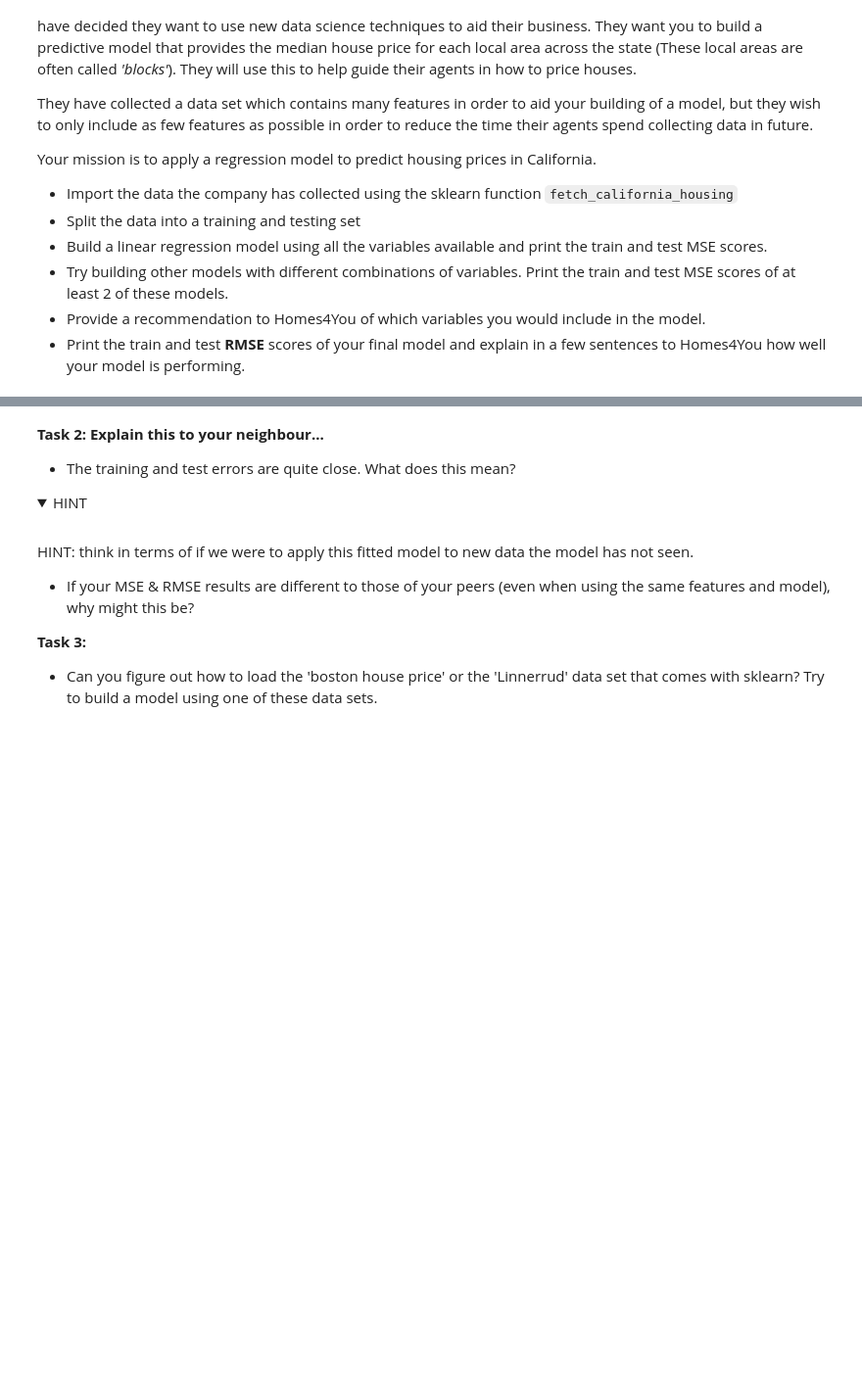
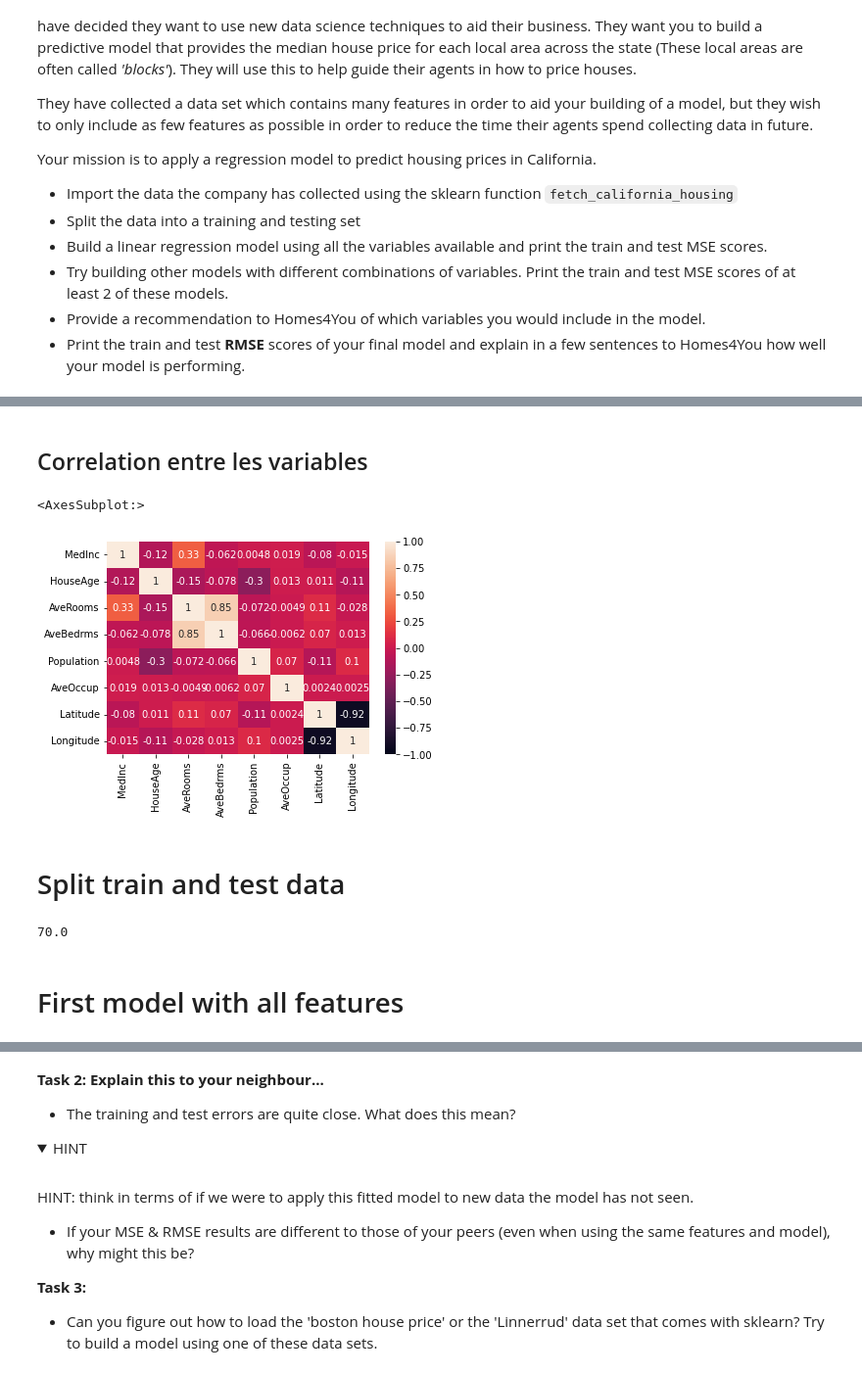
Before and after one commit to RaphaelBouvet/stats_3, a Jupyter notebook: Notebooks/02b-LinearRegressionForPrediction.ipynb, the cells around one changed output, grey strips where cells are left out. Shown: that part at 98% size. Drawn from its saved outputs; the diff is of its cells as text; code cells hidden in the pictures; folded sections open; blank space fills up the shorter version.

Commit message:
commencement travail selection model sur House Price

```diff
--- a/Notebooks/02b-LinearRegressionForPrediction.ipynb
+++ b/Notebooks/02b-LinearRegressionForPrediction.ipynb
@@ -221,0 +309,10 @@ Your mission is to apply a regression model to predict housing prices in Califor
+# %% [markdown]
+## Correlation entre les variables
+# %%
+cov_m =np.corrcoef(cali['data'],rowvar=False)
+sns.heatmap(cov_m,vmin=-1,vmax=+1,xticklabels=cali['feature_names'],yticklabels=cali['feature_names'],annot=True)
+# %% [output]
+<AxesSubplot:>
+[figure, added]
+# %% [markdown]
+# Split train and test data
@@ -221,0 +324,6 @@ Your mission is to apply a regression model to predict housing prices in Califor
+# %%
+len(X_train)*100/len(X0)
+# %% [output]
+70.0
+# %% [markdown]
+# First model with all features
```
Also changed, not shown: parts of 37 cells of this notebook, 2 other files.
